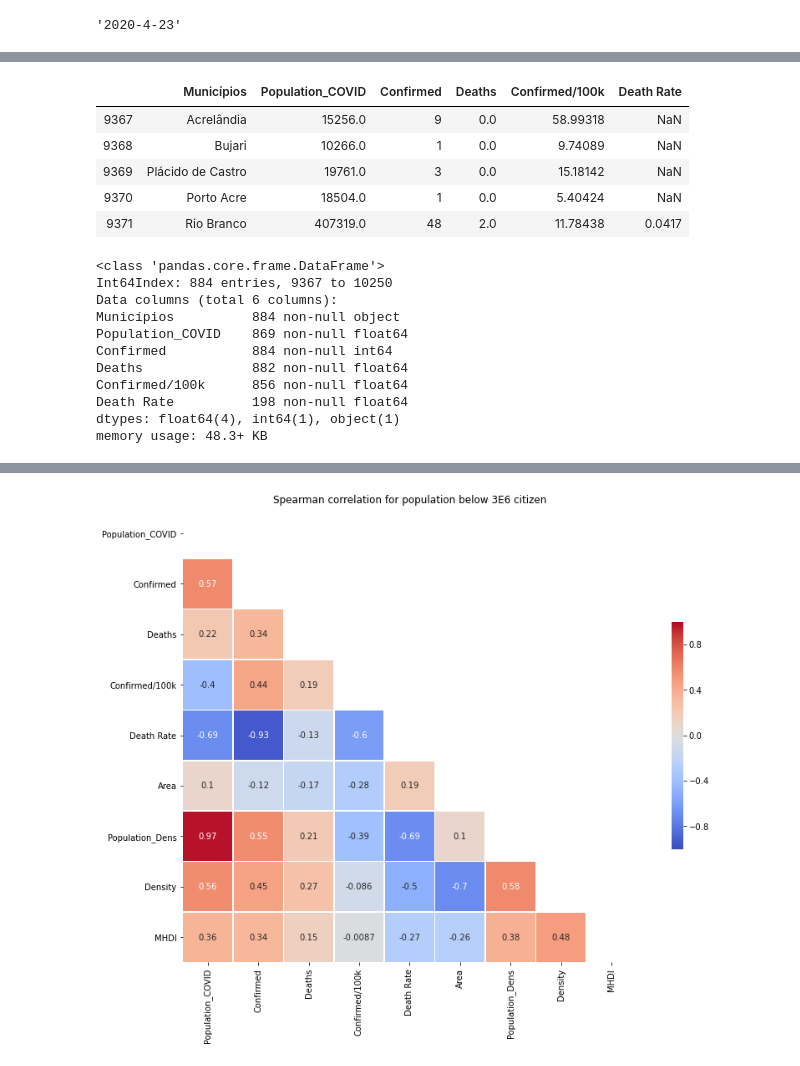
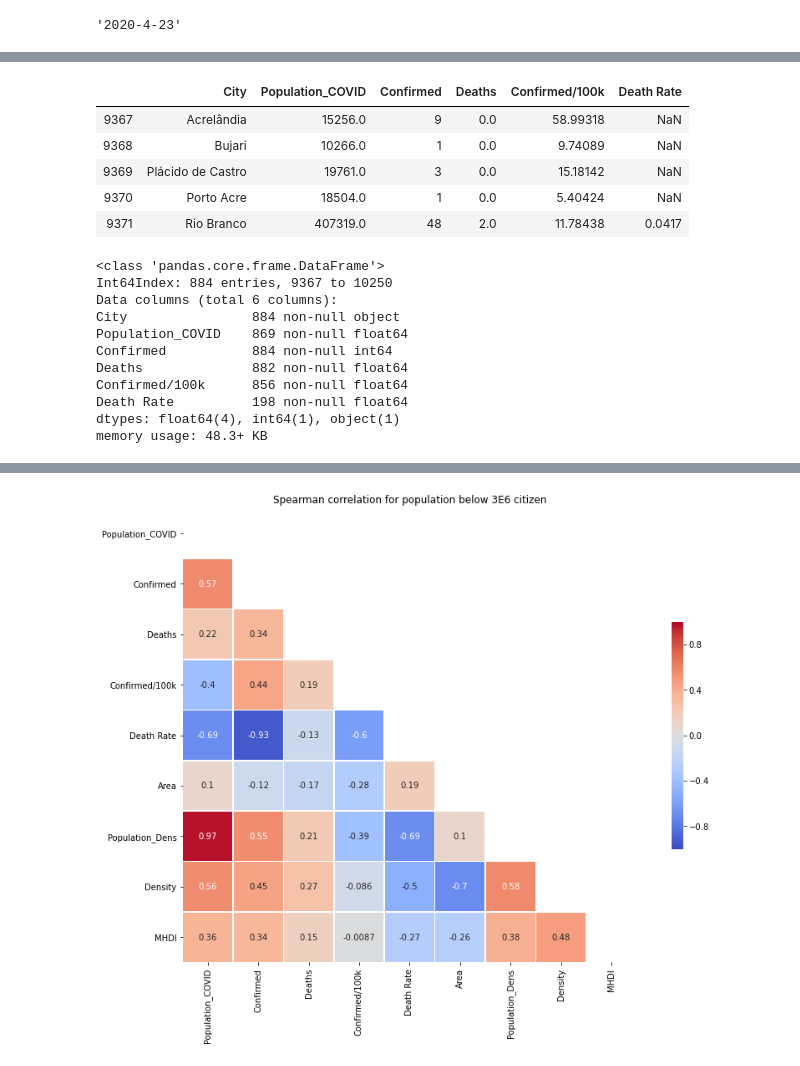
Before and after one commit to gfsilveira/covid, a Jupyter notebook: 04-Covid19-MunicipiosBR_socioeconomico.ipynb, the cells around one changed output, grey strips where cells are left out. Drawn from its saved outputs; the diff is of its cells as text; code cells hidden in the pictures.

```diff
--- a/04-Covid19-MunicipiosBR_socioeconomico.ipynb
+++ b/04-Covid19-MunicipiosBR_socioeconomico.ipynb
@@ -48,23 +49,23 @@ df_cov.head()
 # %%
 df_cov = df_cov[(df_cov['date'] == '2020-04-10') & (df_cov['place_type'] == 'city')][[
     "city",
     "estimated_population_2019",
     "last_available_confirmed",
     "last_available_deaths",
     "last_available_confirmed_per_100k_inhabitants",
     "last_available_death_rate",
 ]]
 df_cov = df_cov.rename(columns={
-    "city": "Municípios",
+    "city": "City",
     "estimated_population_2019": "Population_COVID",
     "last_available_confirmed": "Confirmed",
     "last_available_deaths": "Deaths",
     "last_available_confirmed_per_100k_inhabitants": "Confirmed/100k",
     "last_available_death_rate": "Death Rate",
 })
 df_cov.head()
 # %% [output]
-|  | Municípios | Population_COVID | Confirmed | Deaths | Confirmed/100k | Death Rate |
+|  | City | Population_COVID | Confirmed | Deaths | Confirmed/100k | Death Rate |
 | 9367 | Acrelândia | 15256.0 | 9 | 0.0 | 58.99318 | NaN |
 | 9368 | Bujari | 10266.0 | 1 | 0.0 | 9.74089 | NaN |
 | 9369 | Plácido de Castro | 19761.0 | 3 | 0.0 | 15.18142 | NaN |
@@ -84,7 +85,7 @@ df_cov.info()
 <class 'pandas.core.frame.DataFrame'>
 Int64Index: 884 entries, 9367 to 10250
 Data columns (total 6 columns):
-Municípios          884 non-null object
+City                884 non-null object
 Population_COVID    869 non-null float64
 Confirmed           884 non-null int64
 Deaths              882 non-null float64
```
Also changed, not shown: parts of 10 cells of this notebook, 5 other files.
